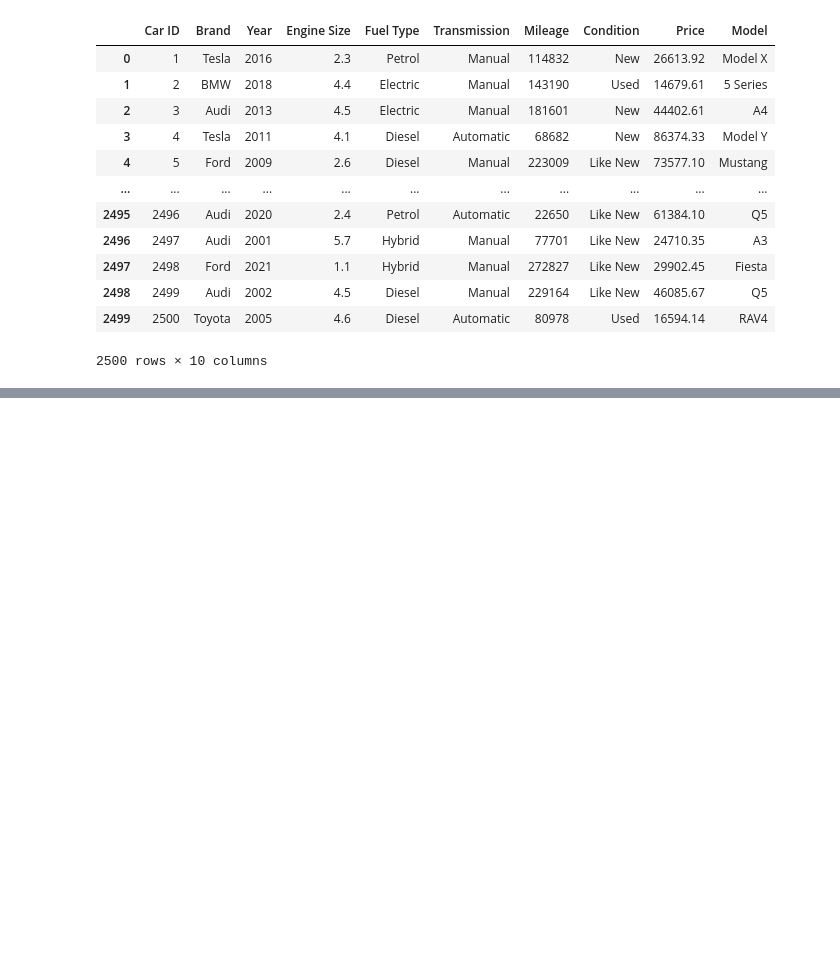
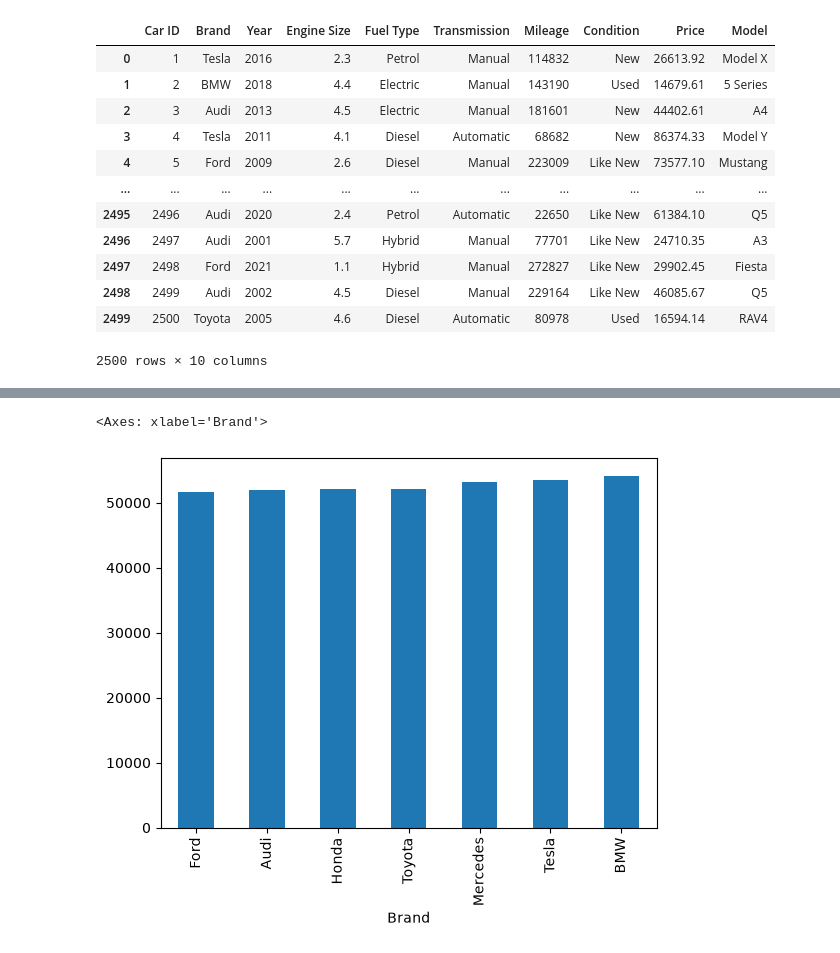
Before and after one commit to Sahilkhxn/Car_Price_prediction, a Jupyter notebook: car_price.ipynb, the cells around one changed output, grey strips where cells are left out. Drawn from its saved outputs; the diff is of its cells as text; code cells hidden in the pictures; blank space fills up the shorter version.

```diff
--- a/car_price.ipynb
+++ b/car_price.ipynb
@@ -346,0 +393,7 @@ df
+# %%
+avg_price = df.groupby('Brand')['Price'].mean().sort_values()
+
+avg_price.plot(kind='bar')
+# %% [output]
+<Axes: xlabel='Brand'>
+[figure, added]
```
Also changed, not shown: parts of 14 cells of this notebook.
